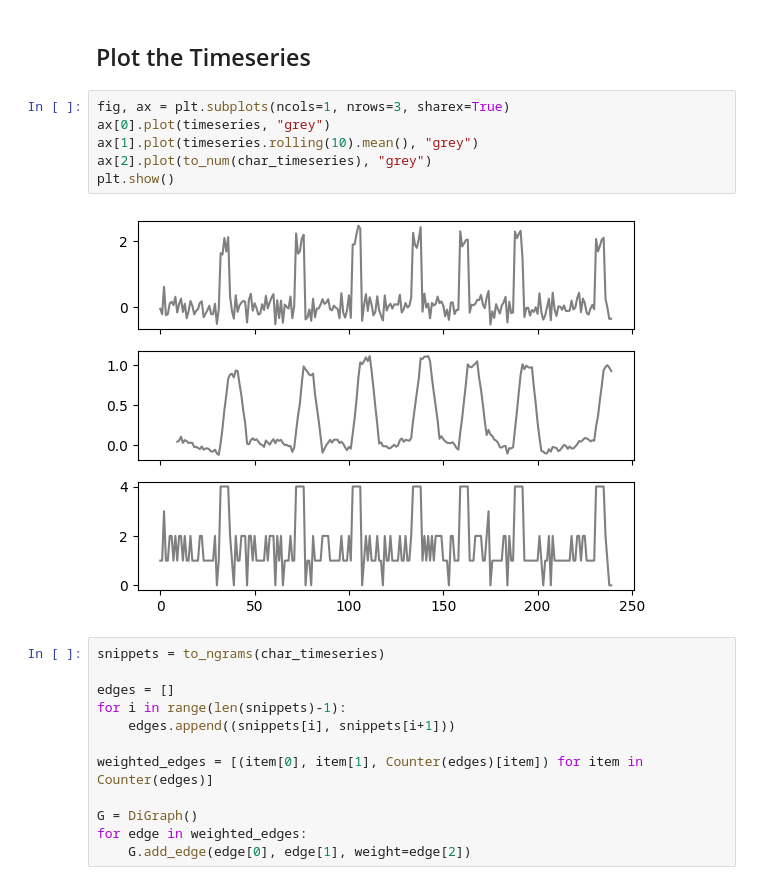
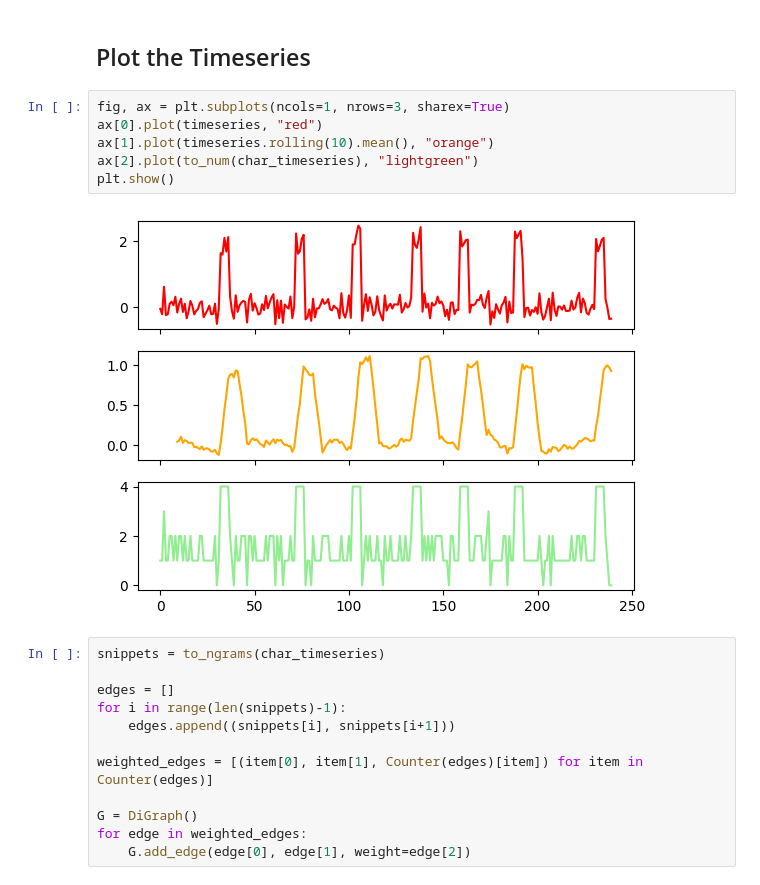
Before and after one commit to mckoh/research_experiments, a Jupyter notebook: notebooks/sax_network.ipynb, the cells around one changed output. Saved outputs shown, nothing was run; the diff lists cells and outputs as text.

```diff
--- a/notebooks/sax_network.ipynb
+++ b/notebooks/sax_network.ipynb
@@ -33,12 +34,12 @@ to_ngrams = lambda char_timeseries: [char_timeseries[i:i+N_GRAM_SIZE] for i, _ i
 ## Plot the Timeseries
 # %%
 fig, ax = plt.subplots(ncols=1, nrows=3, sharex=True)
-ax[0].plot(timeseries, "grey")
-ax[1].plot(timeseries.rolling(10).mean(), "grey")
-ax[2].plot(to_num(char_timeseries), "grey")
+ax[0].plot(timeseries, "red")
+ax[1].plot(timeseries.rolling(10).mean(), "orange")
+ax[2].plot(to_num(char_timeseries), "lightgreen")
 plt.show()
 # %% [output]
-[figure, old version]
+[figure, new version]
 # %%
 snippets = to_ngrams(char_timeseries)
 
```
Also changed, not shown: parts of 2 cells of this notebook.
